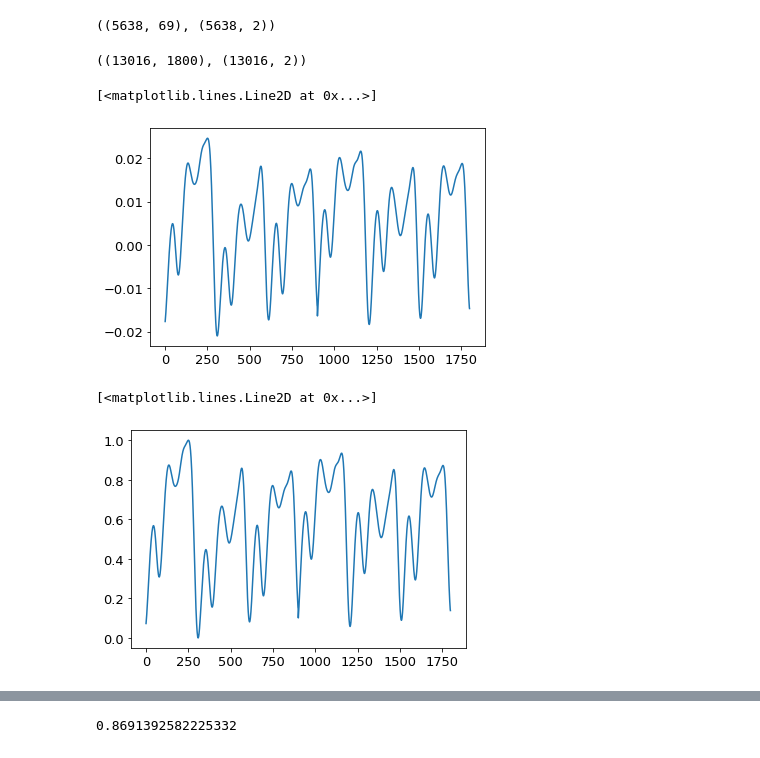
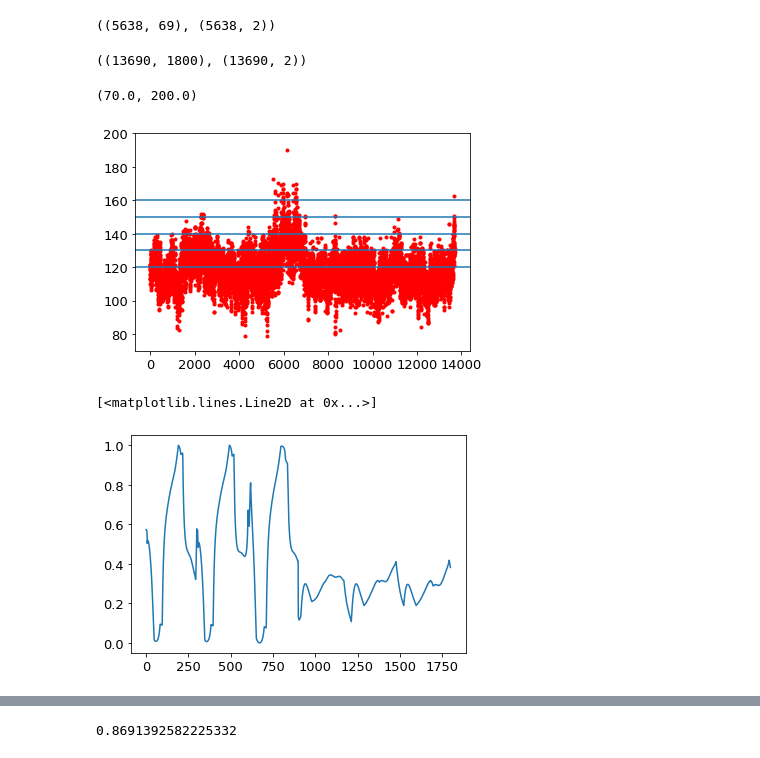
Before and after one commit to Innoversa/subject_variance_analysis, a Jupyter notebook: bin_classification.ipynb, the cells around one changed output, grey strips where cells are left out. Cells and saved outputs as stored; diff of their text form; code cells hidden in the pictures.

```diff
--- a/bin_classification.ipynb
+++ b/bin_classification.ipynb
@@ -117,28 +130,34 @@ X.shape, y.shape
 # %% [output]
 ((5638, 69), (5638, 2))
 # %%
-X = np.load('X_file 75H.npy')
-y = np.load('y_file 75H.npy')
+X = np.load('X_file 75E.npy')
+y = np.load('y_file 75E.npy')
 X = X.reshape(len(X),-1)
 X = np.concatenate((X[:,2100:3000], X[:,-900:]), axis=1)
-# mm = MinMaxScaler()
-# X = mm.fit_transform(X)
+mm = MinMaxScaler()
+X = mm.fit_transform(X)
 # X, y = label_binary_converter(in_x=X, in_y=y)
 X.shape, y.shape
 # %% [output]
-((13016, 1800), (13016, 2))
+((13690, 1800), (13690, 2))
 # %%
-plt.plot(X[0,:])
+plt.plot(y[:,0],'r.')
+plt.axhline(y=120)
+plt.axhline(y=130)
+plt.axhline(y=140)
+plt.axhline(y=150)
+plt.axhline(y=160)
+plt.ylim([70, 200])
 # %% [output]
-[<matplotlib.lines.Line2D at 0x...>]
+(70.0, 200.0)
-[figure, old version]
+[figure, new version]
 # %%
 mm = MinMaxScaler()
 te = mm.fit_transform(X[0,:].reshape(-1,1))
 plt.plot(te)
 # %% [output]
 [<matplotlib.lines.Line2D at 0x...>]
-[figure, old version]
+[figure, new version]
 # %%
 import warnings
 warnings.filterwarnings('ignore')
```
Also changed, not shown: parts of 4 cells of this notebook.
